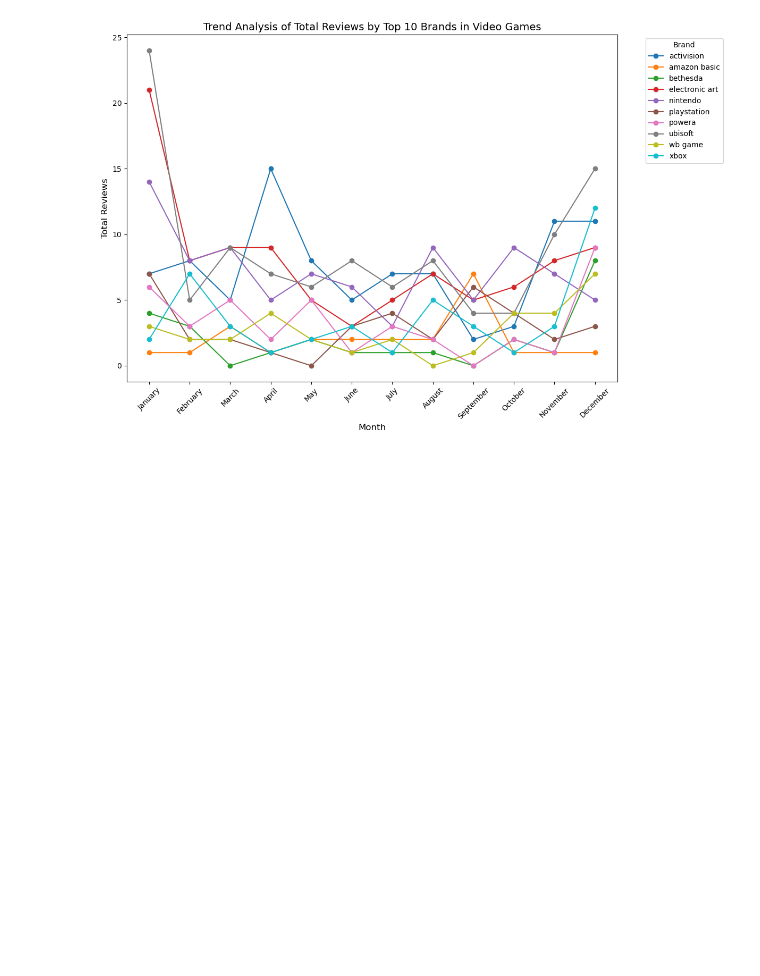
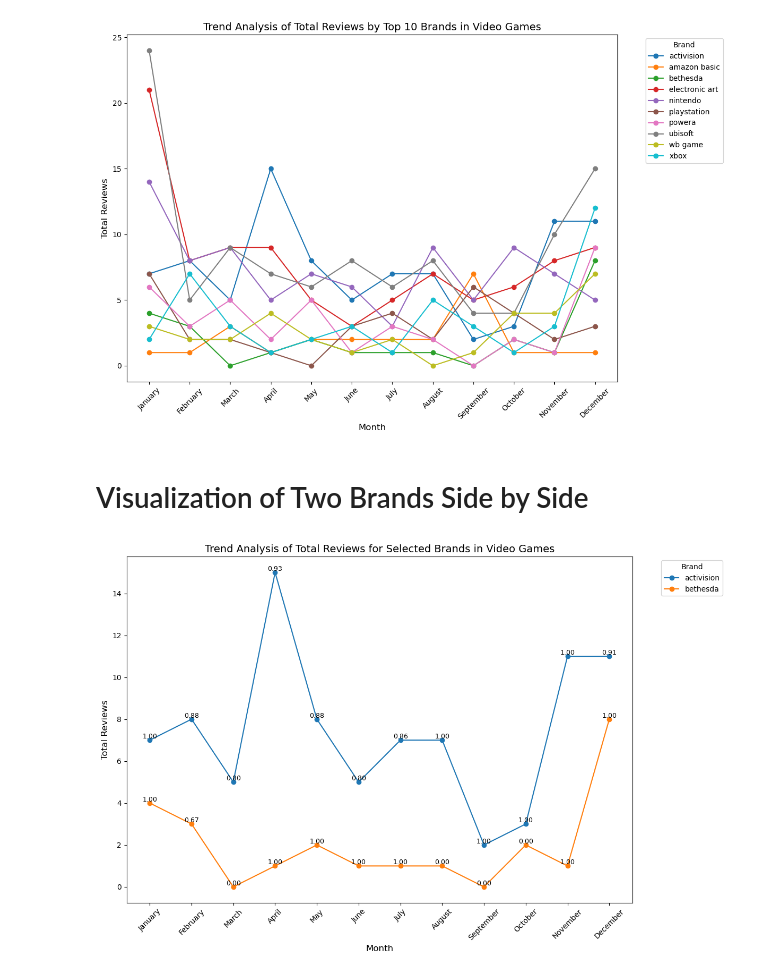
Before and after one commit to JosephKai1/COMP3610PROJECT, a Jupyter notebook: notebooks/ProductAnalysis.ipynb, the cells around one changed output. Drawn from its saved outputs; the diff is of its cells as text; code cells hidden in the pictures; blank space fills up the shorter version.

```diff
--- a/notebooks/ProductAnalysis.ipynb
+++ b/notebooks/ProductAnalysis.ipynb
@@ -415,3 +446,37 @@ plt.tight_layout()
 plt.show()
 # %% [output]
 [figure]
+# %% [markdown]
+# Visualization of Two Brands Side by Side
+# %%
+selected_category = "Video Games"  # Replace with the actual category name
+selected_brands = ["bethesda", "activision"]  # Replace with the actual brand names
+
+# Filter the DataFrame for the selected category and brands
+category_brands = brandTotal[(brandTotal['category'] == selected_category) &
+                             (brandTotal['brand'].isin(selected_brands))]
+
+# Pivot the data to have months as columns for totalReviews
+brand_monthly_reviews = category_brands.pivot(index='brand', columns='month', values='totalReviews').fillna(0)
+brand_monthly_ratios = category_brands.pivot(index='brand', columns='month', values='ratio').fillna(0)
+
+# Plot the trend for the selected brands
+plt.figure(figsize=(12, 8))
+for brand in brand_monthly_reviews.index:
+    plt.plot(brand_monthly_reviews.columns, brand_monthly_reviews.loc[brand], marker='o', label=brand)
+
+    for month in brand_monthly_reviews.columns:
+        total_reviews = brand_monthly_reviews.loc[brand, month]
+        ratio = brand_monthly_ratios.loc[brand, month]
+        plt.text(month, total_reviews, f"{ratio:.2f}", fontsize=9, ha='center', va='bottom')
+
+# Add labels and title
+plt.title(f'Trend Analysis of Total Reviews for Selected Brands in {selected_category}', fontsize=14)
+plt.xlabel('Month', fontsize=12)
+plt.ylabel('Total Reviews', fontsize=12)
+plt.xticks(ticks=range(1, 13), labels=month_names, rotation=45)
+plt.legend(title='Brand', bbox_to_anchor=(1.05, 1), loc='upper left')
+plt.tight_layout()
+plt.show()
+# %% [output]
+[figure, added]
```
Also changed, not shown: parts of 2 cells of this notebook.
